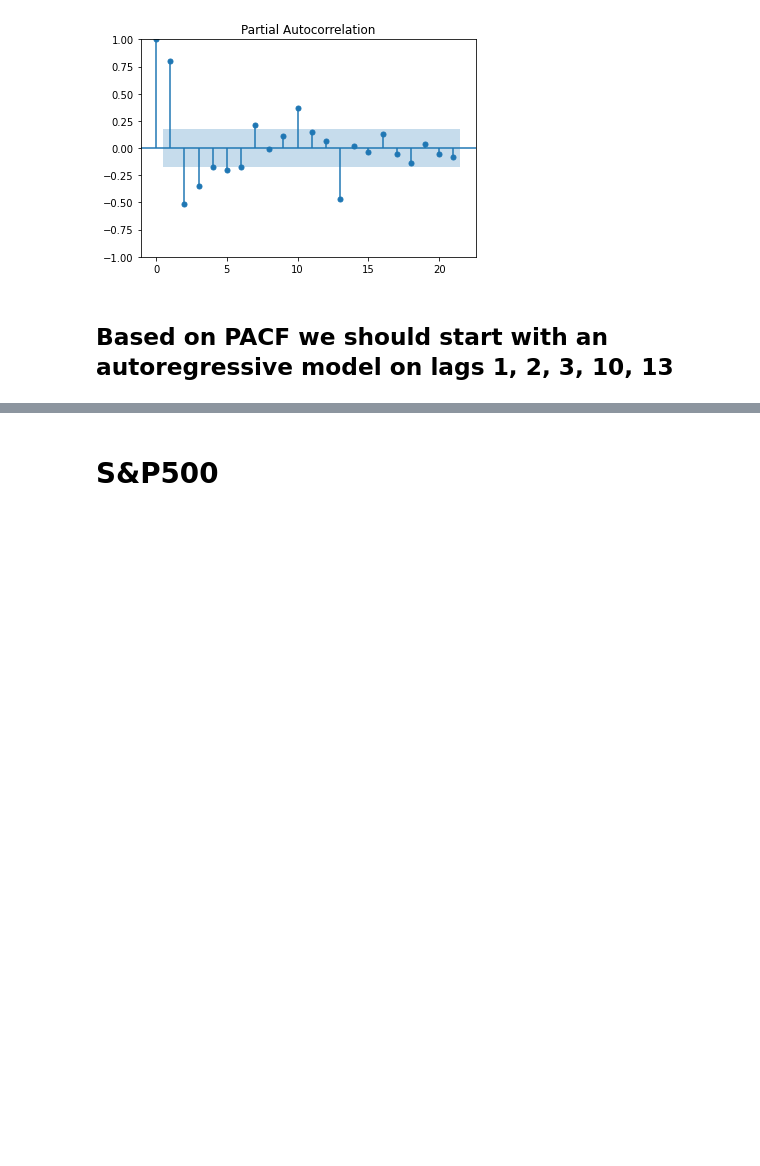
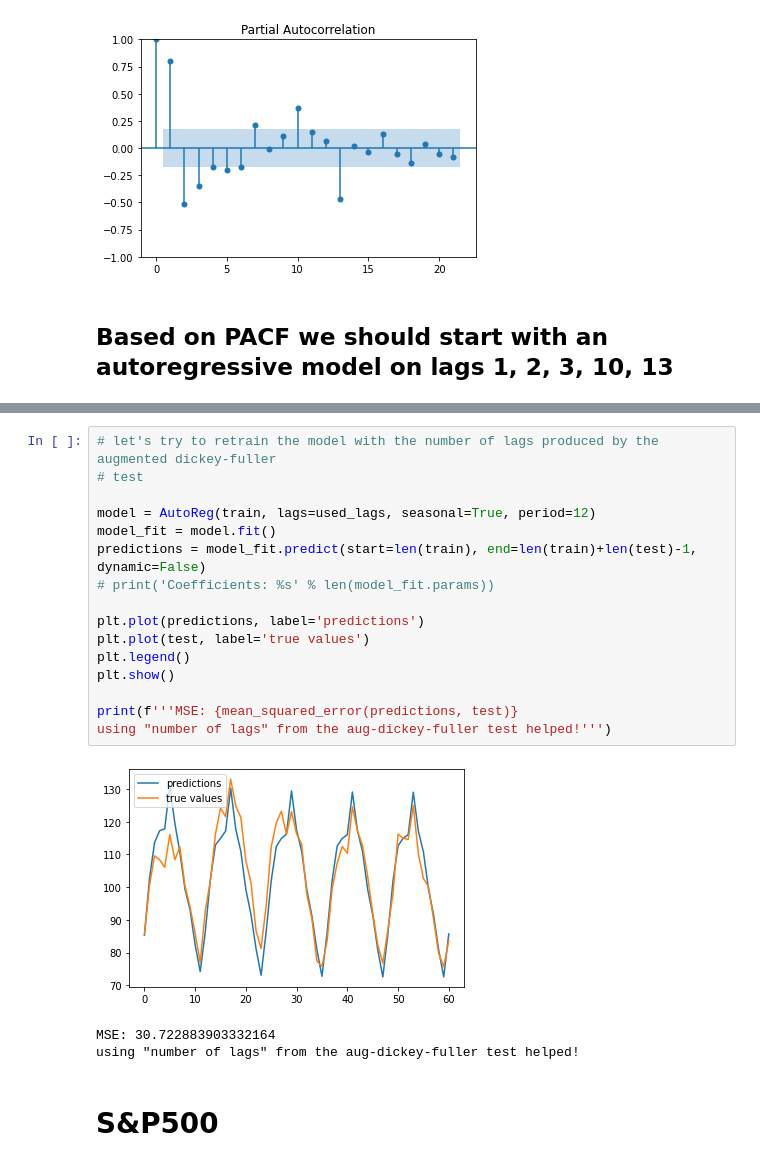
Before and after one commit to GrossBetruger/Kaggle, a Jupyter notebook: time_series_analysis/time_series_analysis.ipynb, the cells around one changed output, grey strips where cells are left out. Drawn from its saved outputs; the diff is of its cells as text; blank space fills up the shorter version.

```diff
--- a/time_series_analysis/time_series_analysis.ipynb
+++ b/time_series_analysis/time_series_analysis.ipynb
@@ -72,3 +101,23 @@ dtype: float64
+# %%
+# let's try to retrain the model with the number of lags produced by the augmented dickey-fuller
+# test
+
+model = AutoReg(train, lags=used_lags, seasonal=True, period=12)
+model_fit = model.fit()
+predictions = model_fit.predict(start=len(train), end=len(train)+len(test)-1, dynamic=False)
+# print('Coefficients: %s' % len(model_fit.params))
+
+plt.plot(predictions, label='predictions')
+plt.plot(test, label='true values')
+plt.legend()
+plt.show()
+
+print(f'''MSE: {mean_squared_error(predictions, test)}
+using "number of lags" from the aug-dickey-fuller test helped!''')
+# %% [output]
+[figure, added]
+MSE: 30.722883903332164
+using "number of lags" from the aug-dickey-fuller test helped!
 # %% [markdown]
 # S&P500
 # %%
```
Also changed, not shown: parts of 12 cells of this notebook.
